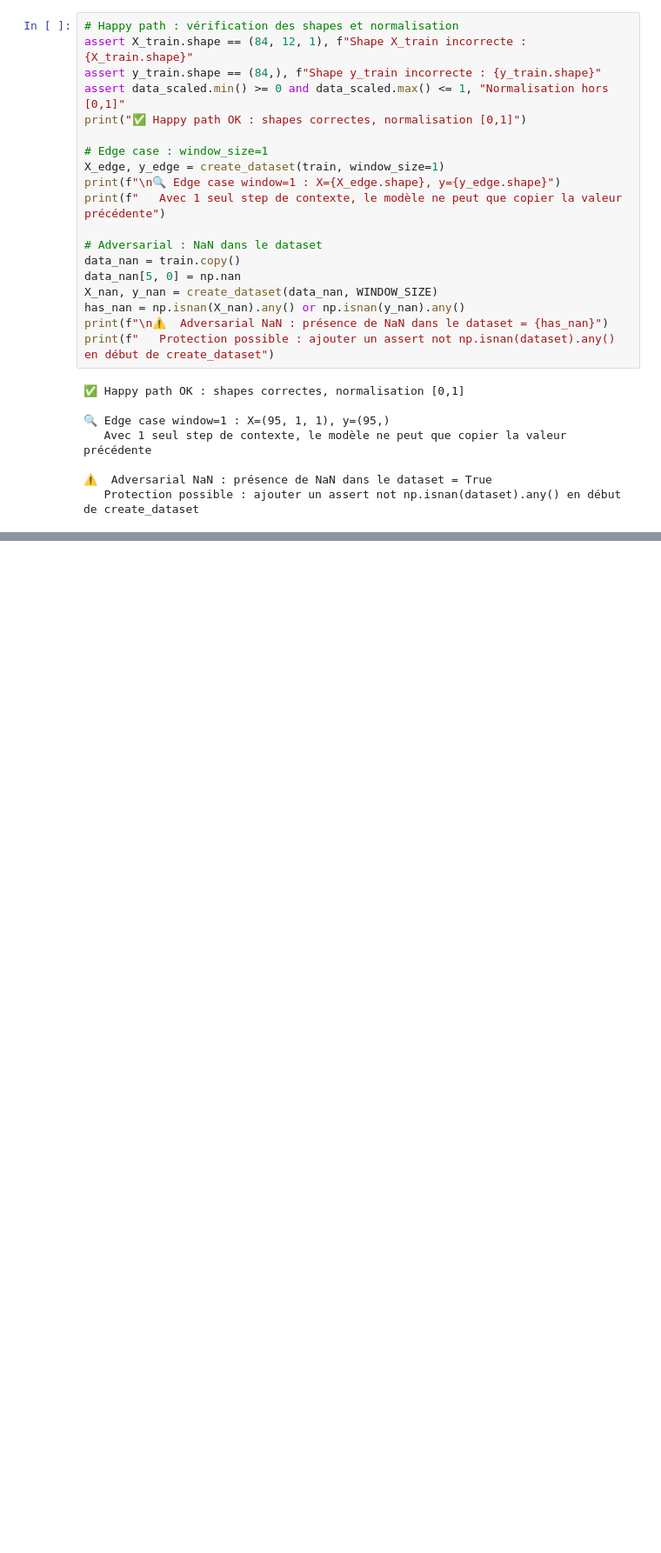
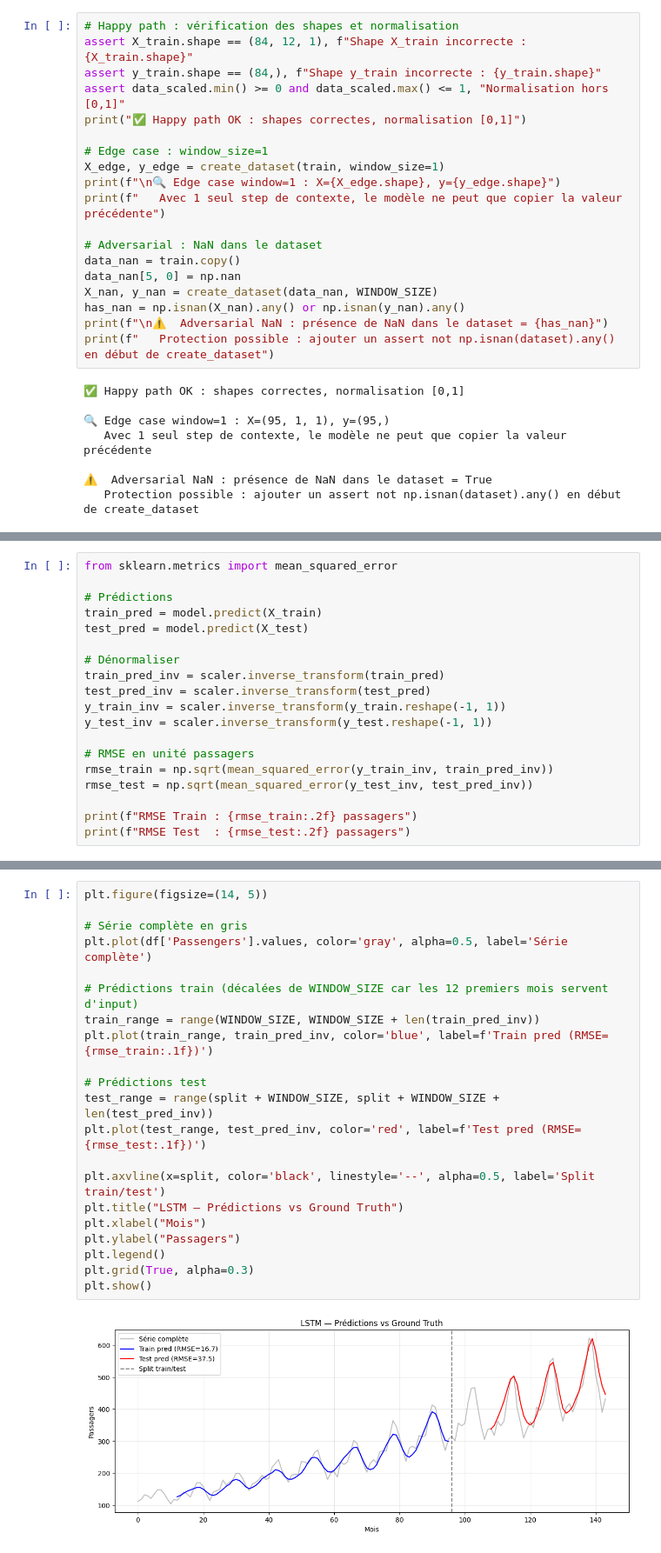
Before and after one commit to ShinoTetsuny/LSTMvsGru, a Jupyter notebook: LSTMvsGRU.ipynb, the cells around one changed output, grey strips where cells are left out. Shown at 87% size. Drawn from its saved outputs; the diff is of its cells as text; blank space fills up the shorter version.

```diff
--- a/LSTMvsGRU.ipynb
+++ b/LSTMvsGRU.ipynb
@@ -122,0 +198,19 @@ print(f"   Protection possible : ajouter un assert not np.isnan(dataset).any() e
+# %%
+from sklearn.metrics import mean_squared_error
+
+# Prédictions
+train_pred = model.predict(X_train)
+test_pred = model.predict(X_test)
+
+# Dénormaliser
+train_pred_inv = scaler.inverse_transform(train_pred)
+test_pred_inv = scaler.inverse_transform(test_pred)
+y_train_inv = scaler.inverse_transform(y_train.reshape(-1, 1))
+y_test_inv = scaler.inverse_transform(y_test.reshape(-1, 1))
+
+# RMSE en unité passagers
+rmse_train = np.sqrt(mean_squared_error(y_train_inv, train_pred_inv))
+rmse_test = np.sqrt(mean_squared_error(y_test_inv, test_pred_inv))
+
+print(f"RMSE Train : {rmse_train:.2f} passagers")
+print(f"RMSE Test  : {rmse_test:.2f} passagers")
@@ -122,0 +222,23 @@ print(f"   Protection possible : ajouter un assert not np.isnan(dataset).any() e
+# %%
+plt.figure(figsize=(14, 5))
+
+# Série complète en gris
+plt.plot(df['Passengers'].values, color='gray', alpha=0.5, label='Série complète')
+
+# Prédictions train (décalées de WINDOW_SIZE car les 12 premiers mois servent d'input)
+train_range = range(WINDOW_SIZE, WINDOW_SIZE + len(train_pred_inv))
+plt.plot(train_range, train_pred_inv, color='blue', label=f'Train pred (RMSE={rmse_train:.1f})')
+
+# Prédictions test
+test_range = range(split + WINDOW_SIZE, split + WINDOW_SIZE + len(test_pred_inv))
+plt.plot(test_range, test_pred_inv, color='red', label=f'Test pred (RMSE={rmse_test:.1f})')
+
+plt.axvline(x=split, color='black', linestyle='--', alpha=0.5, label='Split train/test')
+plt.title("LSTM — Prédictions vs Ground Truth")
+plt.xlabel("Mois")
+plt.ylabel("Passagers")
+plt.legend()
+plt.grid(True, alpha=0.3)
+plt.show()
+# %% [output]
+[figure, added]
```
Also changed, not shown: parts of 5 cells of this notebook, 1 other file.
